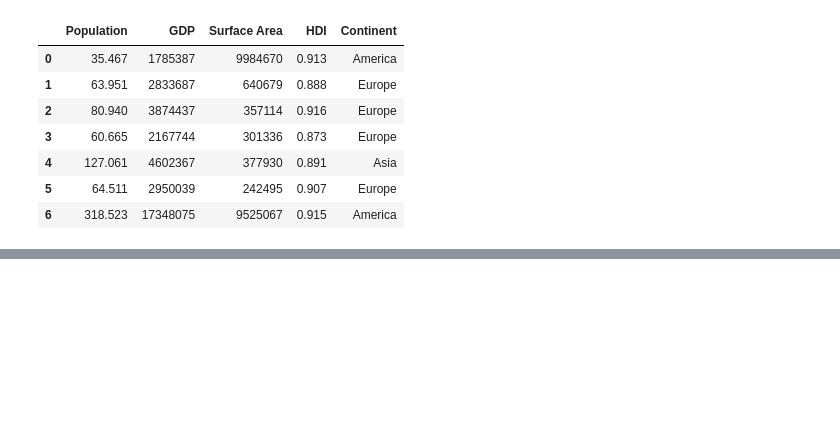
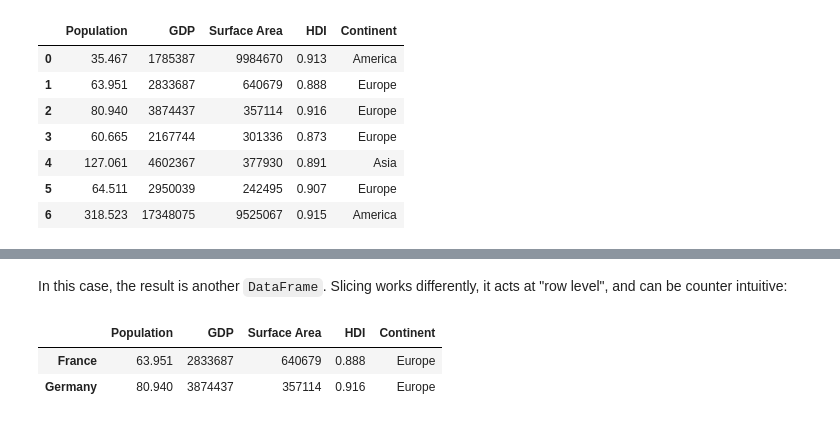
Before and after one commit to AlexGP80/Data_Analysis_with_Python, a Jupyter notebook: Pandas Dataframes.ipynb, the cells around one changed output, grey strips where cells are left out. Saved outputs shown, nothing was run; the diff lists cells and outputs as text; code cells hidden in the pictures; blank space fills up the shorter version.

```diff
--- a/Pandas Dataframes.ipynb
+++ b/Pandas Dataframes.ipynb
@@ -68,0 +194,8 @@ df
+# %% [markdown]
+In this case, the result is another `DataFrame`. Slicing works differently, it acts at "row level", and can be counter intuitive:
+# %%
+df[1:3]
+# %% [output]
+|  | Population | GDP | Surface Area | HDI | Continent |
+| France | 63.951 | 2833687 | 640679 | 0.888 | Europe |
+| Germany | 80.940 | 3874437 | 357114 | 0.916 | Europe |
```
Also changed, not shown: parts of 17 cells of this notebook.
